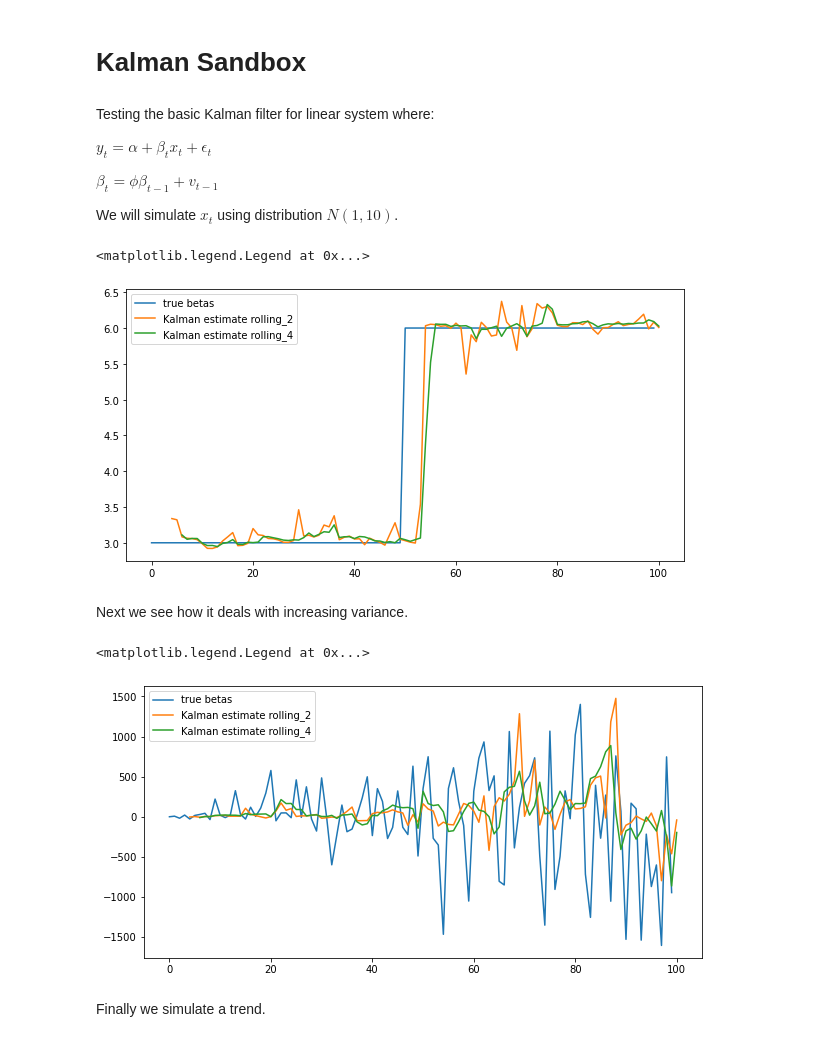
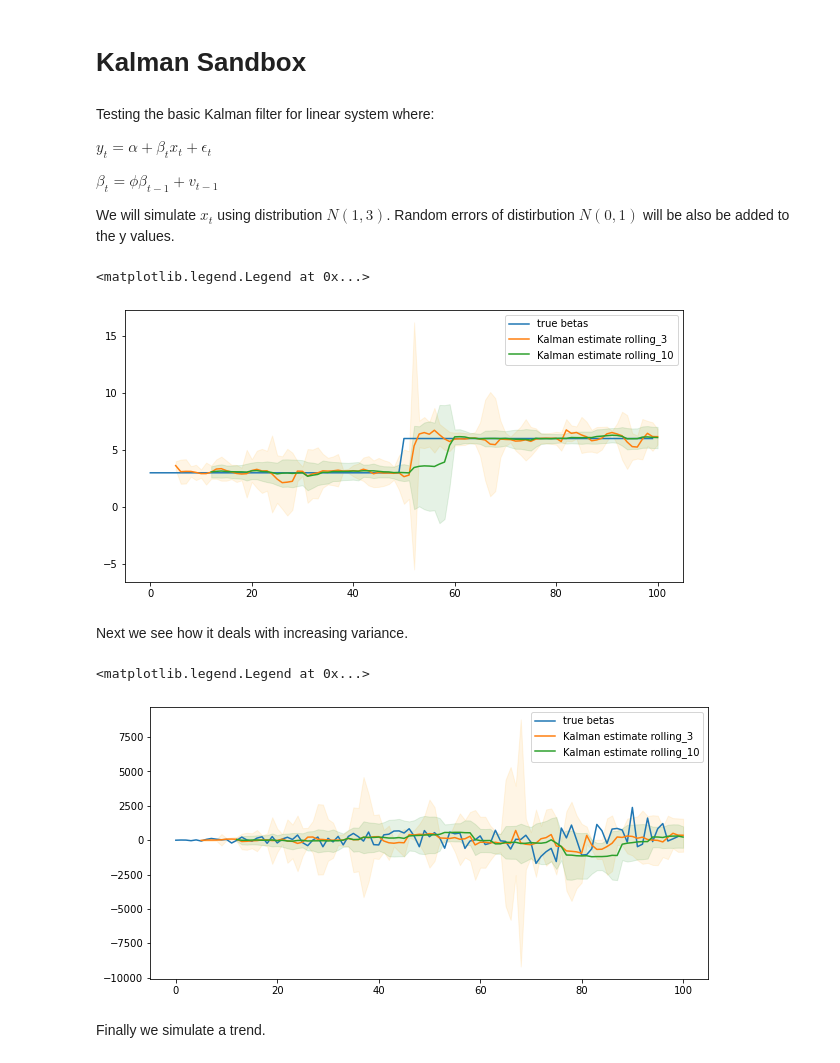
Before and after one commit to t0nychn/UG_thesis, a Jupyter notebook: sandbox/Kalman sandbox.ipynb, the cells around one changed output. Saved outputs shown, nothing was run; the diff lists cells and outputs as text; code cells hidden in the pictures.

Commit message:
add confidence intervals to kalman

```diff
--- a/sandbox/Kalman sandbox.ipynb
+++ b/sandbox/Kalman sandbox.ipynb
@@ -7,7 +7,7 @@ $y_t = \alpha + \beta_t x_t + \epsilon_t$
 
 $\beta_t = \phi\beta_{t-1} + v_{t-1}$
 
-We will simulate $x_t$ using distribution $N(1, 10)$.
+We will simulate $x_t$ using distribution $N(1, 3)$. Random errors of distirbution $N(0, 1)$ will be also be added to the y values.
 # %%
 import matplotlib.pyplot as plt
 import numpy as np
@@ -17,54 +18,65 @@ from statsmodels.tsa.ar_model import AutoReg
 # %%
 betas1 = [3 for i in range(50)] + [6 for i in range(50)]
-x = [np.random.normal(1, 10) for i in range(100)]
+x = [np.random.normal(1, 3) for i in range(100)]
 y1 = np.array(x) * np.array(betas1) + np.array([np.random.normal(0, 1) for i in range(len(x))])
 # %%
 class KF:
-    def __init__(self, window, lags=0):
+    def __init__(self, window, lags=0, conf_int=.1):
         self.lags = lags
         self.window = window + 1
+        self.conf_int = conf_int
 
     def run(self, y_col, x_col, df):
         betas = {i: [] for i in range(self.lags+1)}
+        errors = []
+        confs = {}
         for i in range(len(df)-self.window):
-            coeffs = sm.OLS(df.iloc[i:self.window+i][y_col],
-                            sm.add_constant(df.iloc[i:self.window+i][x_col])).fit().params[1:]
+            model = sm.OLS(df.iloc[i:self.window+i][y_col],
+                            sm.add_constant(df.iloc[i:self.window+i][x_col])).fit()
+            coeffs = model.params[1:]
+            errors.append(np.sum(model.bse))
             for j in range(self.lags+1):
                 betas[j].append(coeffs[j])
         b_df = pd.DataFrame(betas, index=(i for i in range(self.window+1, len(df)+1)))
         for i in range(self.lags+1):
             phi = AutoReg(np.array(b_df[i]), 1, trend='n').fit().params[-1]
             b_df[i] = b_df[i] * phi
-        return b_df
+        confs['lower'] = b_df.sum(axis=1) - np.array(errors) * norm.ppf(1-self.conf_int/2)
+        confs['upper'] = b_df.sum(axis=1) + np.array(errors) * norm.ppf(1-self.conf_int/2)
+        return b_df, pd.DataFrame(confs, index=(i for i in range(self.window+1, len(df)+1)))
 # %%
-kf_3 = KF(2).run('y', 'x', pd.DataFrame({'y': y1, 'x': x}))
-kf_10 = KF(4).run('y', 'x', pd.DataFrame({'y': y1, 'x': x}))
+kf_3, confs_3 = KF(3).run('y', 'x', pd.DataFrame({'y': y1, 'x': x}))
+kf_10, confs_10 = KF(10).run('y', 'x', pd.DataFrame({'y': y1, 'x': x}))
 
 plt.figure(figsize=(10,5))
 plt.plot(betas1, label='true betas')
-plt.plot(kf_3, label='Kalman estimate rolling_2')
-plt.plot(kf_10, label='Kalman estimate rolling_4')
+plt.plot(kf_3, label='Kalman estimate rolling_3')
+plt.fill_between(confs_3.index, confs_3['lower'], confs_3['upper'], alpha=0.1, color='orange')
+plt.plot(kf_10, label='Kalman estimate rolling_10')
+plt.fill_between(confs_10.index, confs_10['lower'], confs_10['upper'], alpha=0.1, color='green')
 plt.legend()
 # %% [output]
 <matplotlib.legend.Legend at 0x...>
-[figure, old version]
+[figure, new version]
 # %% [markdown]
 Next we see how it deals with increasing variance.
 # %%
 betas2 = [i * np.random.normal(1, 10) for i in range(100)]
-y2 = np.array(x) * np.array(betas2) + np.array([np.random.normal(0, 10) for i in range(len(x))])
+y2 = np.array(x) * np.array(betas2) + np.array([np.random.normal(0, 1) for i in range(len(x))])
 # %%
-kf_3 = KF(2).run('y', 'x', pd.DataFrame({'y': y2, 'x': x}))
-kf_10 = KF(4).run('y', 'x', pd.DataFrame({'y': y2, 'x': x}))
+kf_3, confs_3 = KF(3).run('y', 'x', pd.DataFrame({'y': y2, 'x': x}))
+kf_10, confs_10 = KF(10).run('y', 'x', pd.DataFrame({'y': y2, 'x': x}))
 
 plt.figure(figsize=(10,5))
 plt.plot(betas2, label='true betas')
-plt.plot(kf_3, label='Kalman estimate rolling_2')
-plt.plot(kf_10, label='Kalman estimate rolling_4')
+plt.plot(kf_3, label='Kalman estimate rolling_3')
+plt.fill_between(confs_3.index, confs_3['lower'], confs_3['upper'], alpha=0.1, color='orange')
+plt.plot(kf_10, label='Kalman estimate rolling_10')
+plt.fill_between(confs_10.index, confs_10['lower'], confs_10['upper'], alpha=0.1, color='green')
 plt.legend()
 # %% [output]
 <matplotlib.legend.Legend at 0x...>
-[figure, old version]
+[figure, new version]
 # %% [markdown]
 Finally we simulate a trend.
 # %%
```
Also changed, not shown: parts of 3 cells of this notebook, 3 other files.
